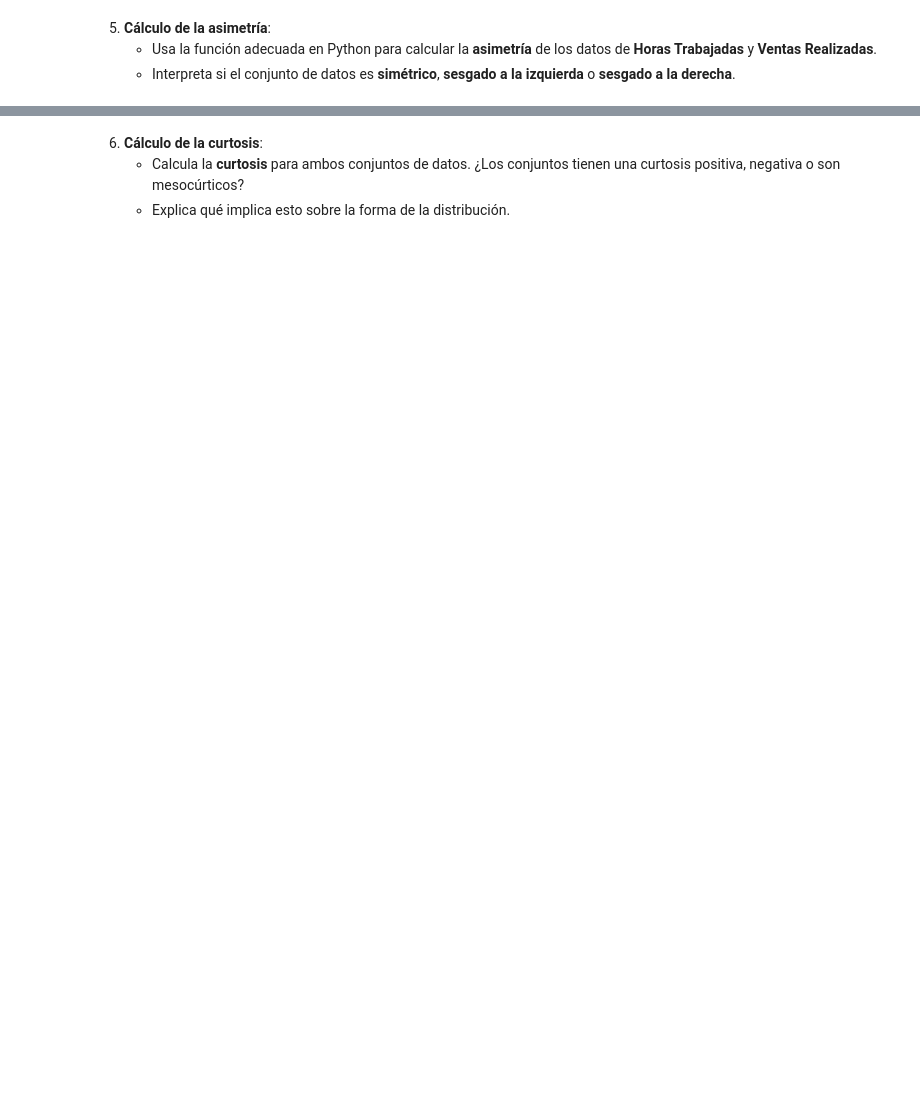
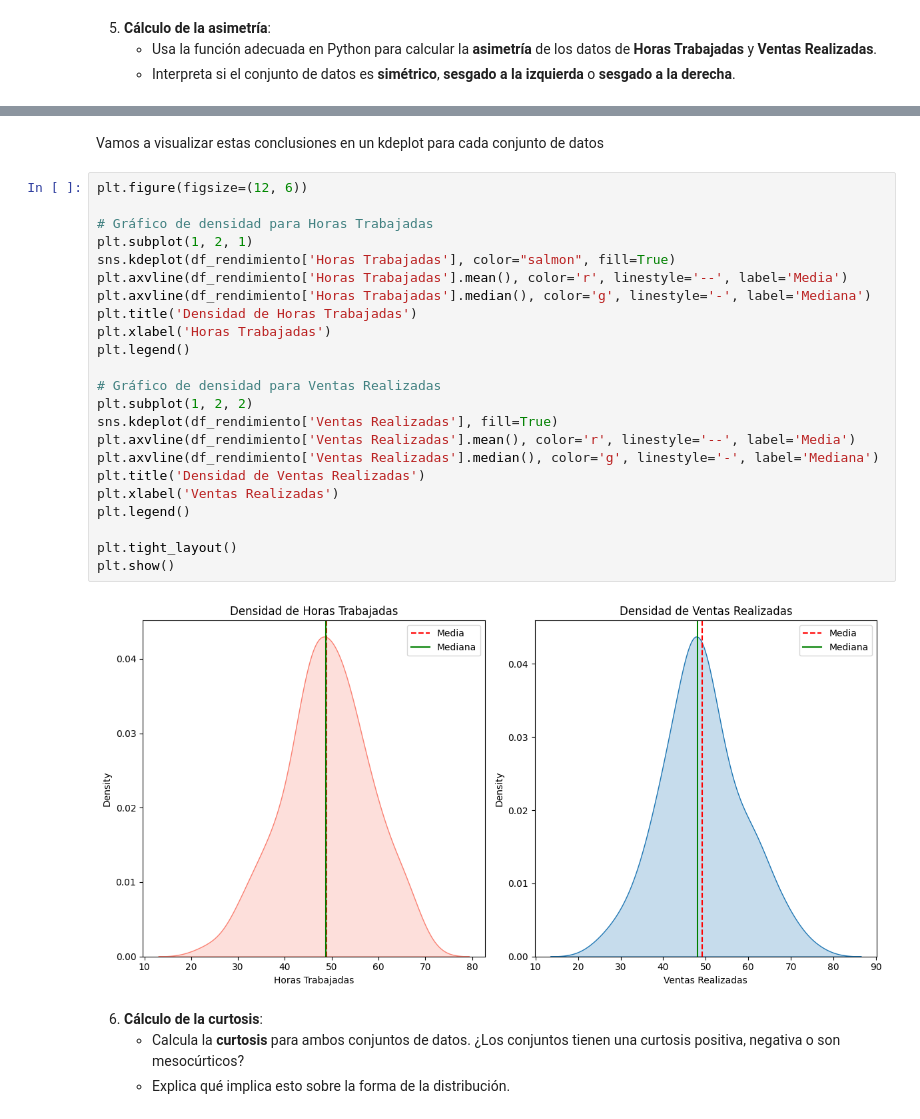
Before and after one commit to Rcm89/laboratorio-modulo6-leccion01-estadistica-descriptiva, a Jupyter notebook: laboratorio-modulo6-leccion01-estadistica-descriptiva.ipynb, the cells around one changed output, grey strips where cells are left out. Drawn from its saved outputs; the diff is of its cells as text; blank space fills up the shorter version.

```diff
--- a/laboratorio-modulo6-leccion01-estadistica-descriptiva.ipynb
+++ b/laboratorio-modulo6-leccion01-estadistica-descriptiva.ipynb
@@ -257,3 +377,30 @@ resultados
+# %% [markdown]
+Vamos a visualizar estas conclusiones en un kdeplot para cada conjunto de datos
+# %%
+plt.figure(figsize=(12, 6))
+
+# Gráfico de densidad para Horas Trabajadas
+plt.subplot(1, 2, 1)
+sns.kdeplot(df_rendimiento['Horas Trabajadas'], color="salmon", fill=True)
+plt.axvline(df_rendimiento['Horas Trabajadas'].mean(), color='r', linestyle='--', label='Media')
+plt.axvline(df_rendimiento['Horas Trabajadas'].median(), color='g', linestyle='-', label='Mediana')
+plt.title('Densidad de Horas Trabajadas')
+plt.xlabel('Horas Trabajadas')
+plt.legend()
+
+# Gráfico de densidad para Ventas Realizadas
+plt.subplot(1, 2, 2)
+sns.kdeplot(df_rendimiento['Ventas Realizadas'], fill=True)
+plt.axvline(df_rendimiento['Ventas Realizadas'].mean(), color='r', linestyle='--', label='Media')
+plt.axvline(df_rendimiento['Ventas Realizadas'].median(), color='g', linestyle='-', label='Mediana')
+plt.title('Densidad de Ventas Realizadas')
+plt.xlabel('Ventas Realizadas')
+plt.legend()
+
+plt.tight_layout()
+plt.show()
+# %% [output]
+[figure, added]
 # %% [markdown]
 6. **Cálculo de la curtosis**:
    - Calcula la **curtosis** para ambos conjuntos de datos. ¿Los conjuntos tienen una curtosis positiva, negativa o son mesocúrticos?
```
Also changed, not shown: parts of 22 cells of this notebook, 32 other files.
